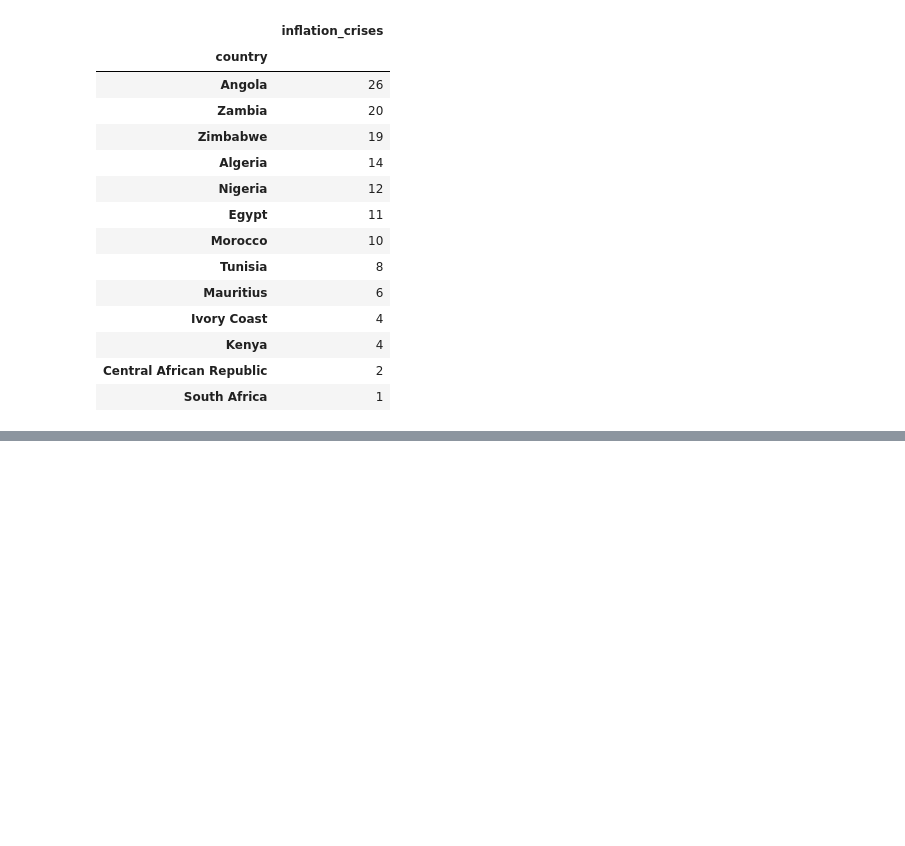
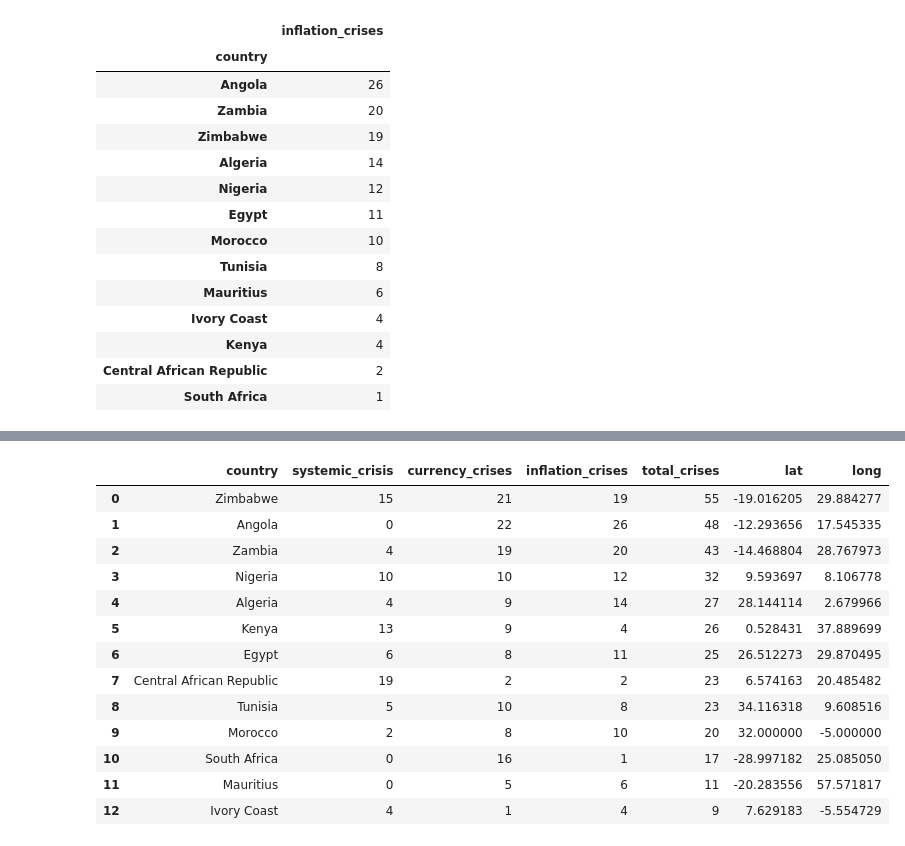
Before and after one commit to solapade/Africa-Econ-Crisis-Analysis-NYU, a Jupyter notebook: Notebook.ipynb, the cells around one changed output, grey strips where cells are left out. Saved outputs shown, nothing was run; the diff lists cells and outputs as text; code cells hidden in the pictures; blank space fills up the shorter version.

```diff
--- a/Notebook.ipynb
+++ b/Notebook.ipynb
@@ -143,0 +134,8 @@ plt.style.use('seaborn')
+# %%
+systemic_crisis_count["currency_crises"] = currency_crises_count
+systemic_crisis_count["inflation_crises"] = inflation_crises_count
+systemic_crisis_count["total_crises"] = (systemic_crisis_count["systemic_crisis"]
++ systemic_crisis_count["currency_crises"] + systemic_crisis_count["inflation_crises"])
+systemic_crisis_count.sort_values('total_crises',ascending=False, inplace=True)
+total_crises_count = systemic_crisis_count
+total_crises_count
@@ -143,0 +158,2 @@ plt.style.use('seaborn')
+# %%
+total_crises_count = pd.DataFrame(total_crises_count.reset_index())
@@ -143,0 +177,5 @@ plt.style.use('seaborn')
+# %%
+for c in total_crises_count["country"]:
+    total_crises_count["lat"] = geocoder.arcgis(c).json['lat']
+    total_crises_count["long"] = geocoder.arcgis(c).json['lng']
+print(total_crises_count)
@@ -143,0 +200,26 @@ plt.style.use('seaborn')
+# %%
+countries = total_crises_count["country"].unique()
+# %%
+lat = []
+long = []
+for c in countries:
+    lat.append(geocoder.arcgis(c).json['lat'])
+    long.append(geocoder.arcgis(c).json['lng'])
+total_crises_count["lat"] = lat
+total_crises_count["long"] = long
+total_crises_count
+# %% [output]
+|  | country | systemic_crisis | currency_crises | inflation_crises | total_crises | lat | long |
+| 0 | Zimbabwe | 15 | 21 | 19 | 55 | -19.016205 | 29.884277 |
+| 1 | Angola | 0 | 22 | 26 | 48 | -12.293656 | 17.545335 |
+| 2 | Zambia | 4 | 19 | 20 | 43 | -14.468804 | 28.767973 |
+| 3 | Nigeria | 10 | 10 | 12 | 32 | 9.593697 | 8.106778 |
+| 4 | Algeria | 4 | 9 | 14 | 27 | 28.144114 | 2.679966 |
+| 5 | Kenya | 13 | 9 | 4 | 26 | 0.528431 | 37.889699 |
+| 6 | Egypt | 6 | 8 | 11 | 25 | 26.512273 | 29.870495 |
+| 7 | Central African Republic | 19 | 2 | 2 | 23 | 6.574163 | 20.485482 |
+| 8 | Tunisia | 5 | 10 | 8 | 23 | 34.116318 | 9.608516 |
+| 9 | Morocco | 2 | 8 | 10 | 20 | 32.000000 | -5.000000 |
+| 10 | South Africa | 0 | 16 | 1 | 17 | -28.997182 | 25.085050 |
+| 11 | Mauritius | 0 | 5 | 6 | 11 | -20.283556 | 57.571817 |
+| 12 | Ivory Coast | 4 | 1 | 4 | 9 | 7.629183 | -5.554729 |
```
Also changed, not shown: parts of 15 cells of this notebook.
